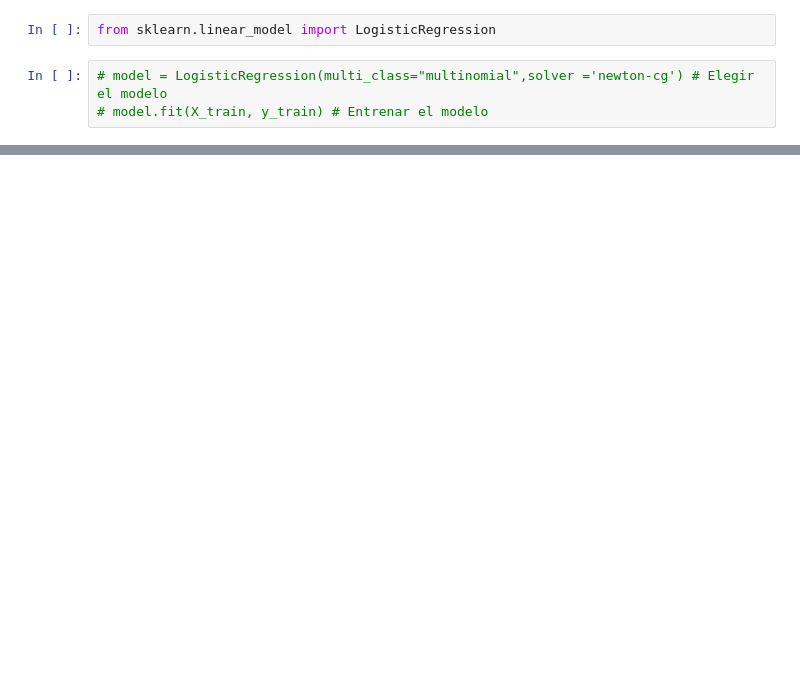
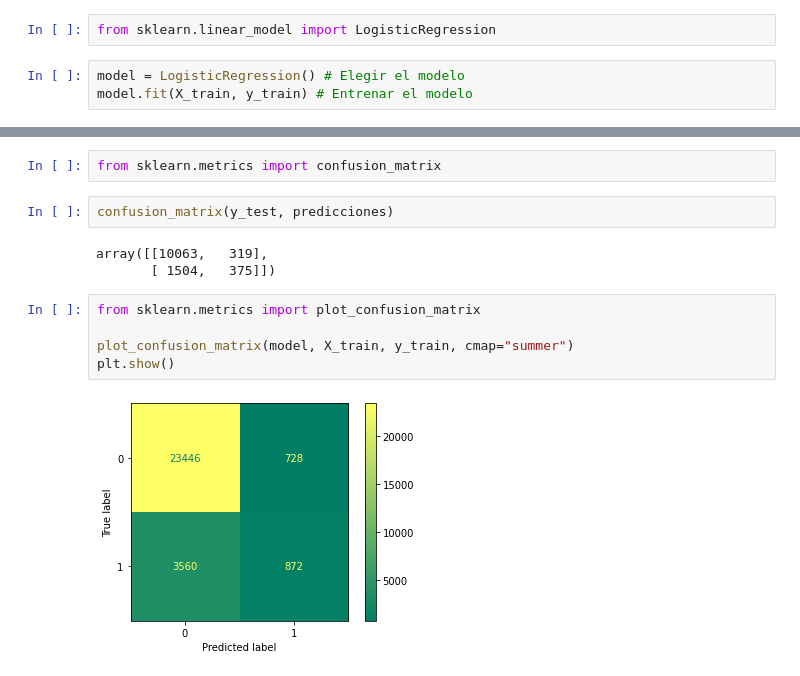
Before and after one commit to julianmelero/twitter-ai, a Jupyter notebook: Analysis/clasification.ipynb, the cells around one changed output, grey strips where cells are left out. Saved outputs shown, nothing was run; the diff lists cells and outputs as text; blank space fills up the shorter version.

```diff
--- a/Analysis/clasification.ipynb
+++ b/Analysis/clasification.ipynb
@@ -501,5 +471,5 @@ result
 # %%
 from sklearn.linear_model import LogisticRegression
 # %%
-# model = LogisticRegression(multi_class="multinomial",solver ='newton-cg') # Elegir el modelo
-# model.fit(X_train, y_train) # Entrenar el modelo
+model = LogisticRegression() # Elegir el modelo
+model.fit(X_train, y_train) # Entrenar el modelo
@@ -505,0 +491,14 @@ from sklearn.linear_model import LogisticRegression
+# %%
+from sklearn.metrics import confusion_matrix
+# %%
+confusion_matrix(y_test, predicciones)
+# %% [output]
+array([[10063,   319],
+       [ 1504,   375]])
+# %%
+from sklearn.metrics import plot_confusion_matrix
+
+plot_confusion_matrix(model, X_train, y_train, cmap="summer")
+plt.show()
+# %% [output]
+[figure, added]
```
Also changed, not shown: parts of 35 cells of this notebook, 1 other file.
